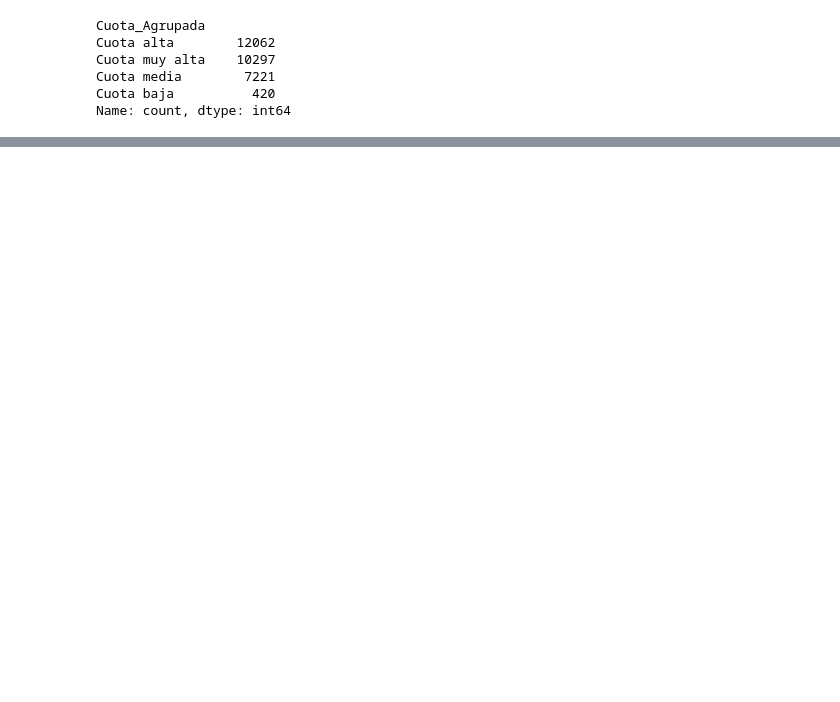
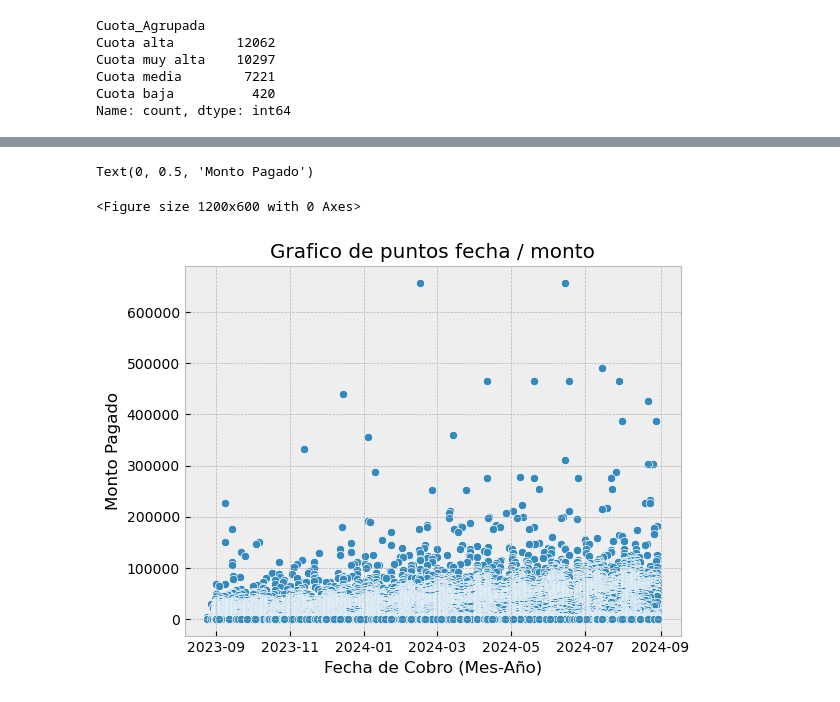
Before and after one commit to NicoPedrosa/data-science-61660, a Jupyter notebook: 1ER PREENTREGA/tabla-cobros.ipynb, the cells around one changed output, grey strips where cells are left out. Cells and saved outputs as stored; diff of their text form; code cells hidden in the pictures; blank space fills up the shorter version.

```diff
--- a/1ER PREENTREGA/tabla-cobros.ipynb
+++ b/1ER PREENTREGA/tabla-cobros.ipynb
@@ -222,0 +270,21 @@ Name: count, dtype: int64
+# %%
+df['Fec. Cobro'] = pd.to_datetime(df['Fec. Cobro'], errors='coerce')
+
+df_grouped = df.groupby(pd.Grouper(key='Fec. Cobro', freq='M'))['Mto. Pagado'].sum().reset_index()
+
+df_grouped = df_grouped.sort_values(by='Fec. Cobro')
+
+plt.figure(figsize=(12, 6))
+
+plt.figure()
+sns.scatterplot(data = df,
+                x = 'Fec. Cobro',
+                y = 'Mto. Pagado')
+
+plt.title('Grafico de puntos fecha / monto')
+plt.xlabel('Fecha de Cobro (Mes-Año)')
+plt.ylabel('Monto Pagado')
+# %% [output]
+Text(0, 0.5, 'Monto Pagado')
+<Figure size 1200x600 with 0 Axes>
+[figure, added]
```
Also changed, not shown: parts of 6 cells of this notebook.
